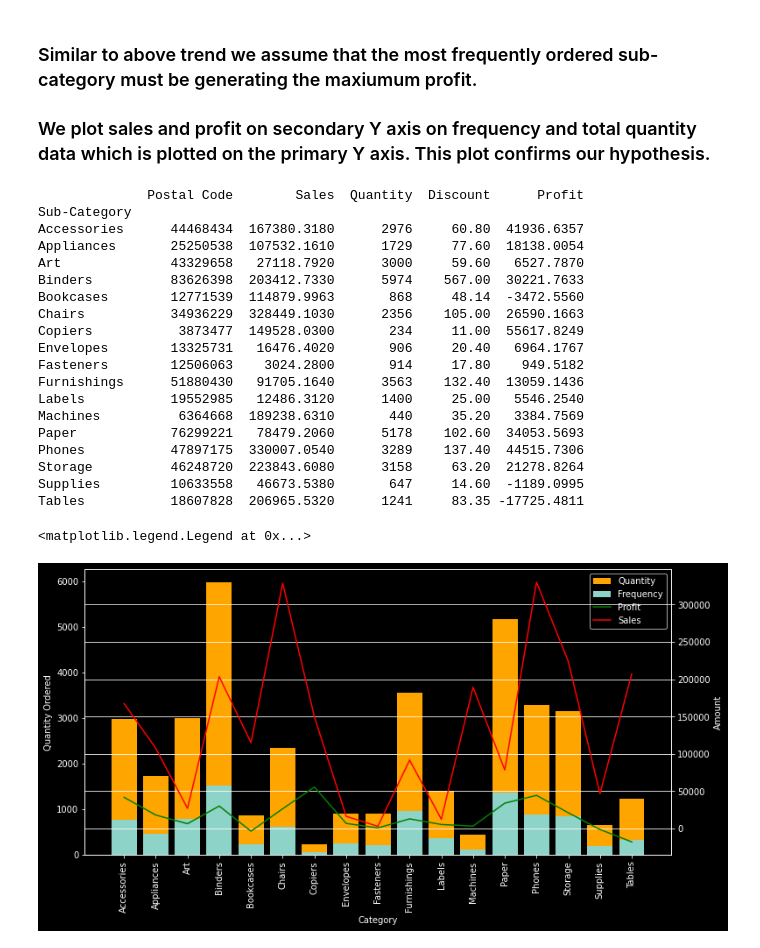
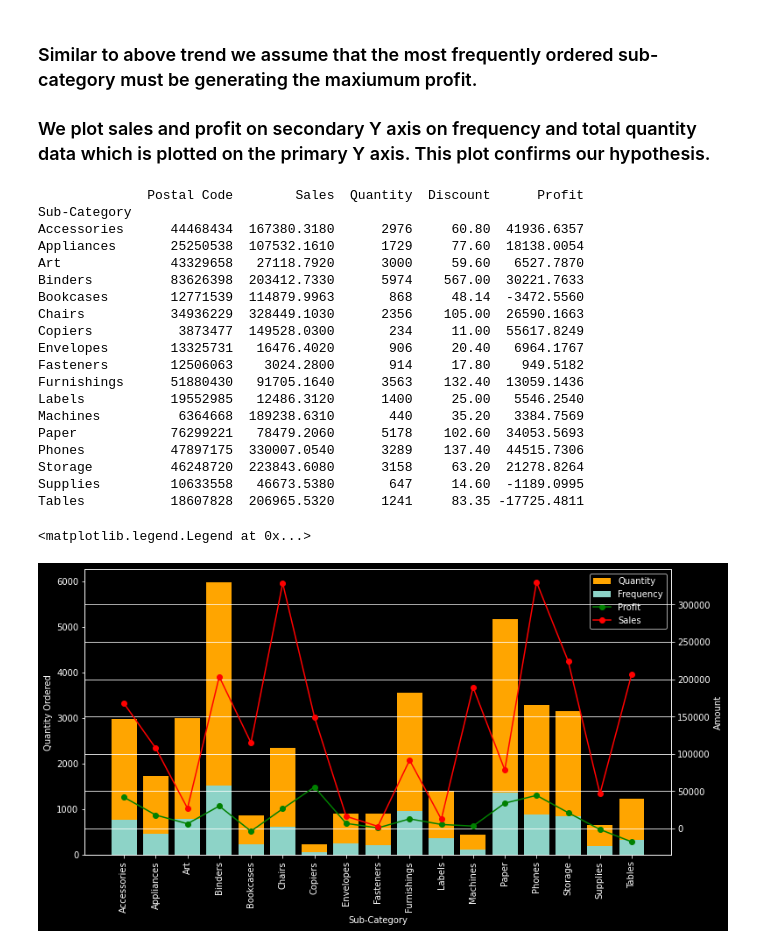
Before and after one commit to MrCipher691/GRIP-Sparks-Foundation, a Jupyter notebook: EDA-Store.ipynb, the cells around one changed output. Cells and saved outputs as stored; diff of their text form; code cells hidden in the pictures.

```diff
--- a/EDA-Store.ipynb
+++ b/EDA-Store.ipynb
@@ -414,44 +439,44 @@ ax2 = ax1.twinx()
 
 ax1.bar(sub_category, sub_category_sum['Quantity'], color='orange', label='Quantity')
 ax1.bar(sub_category, sub_category_count['Quantity'], label='Frequency')
-ax2.plot(sub_category, sub_category_sum['Profit'], color='green', label='Profit')
-ax2.plot(sub_category, sub_category_sum['Sales'], color='red', label='Sales')
+ax2.plot(sub_category, sub_category_sum['Profit'],marker='o', color='green', label='Profit')
+ax2.plot(sub_category, sub_category_sum['Sales'],marker='o', color='red', label='Sales')
 
-ax1.set_xlabel('Category')
+ax1.set_xlabel('Sub-Category')
 ax1.set_ylabel('Quantity Ordered')
 ax2.set_ylabel('Amount')
 ax1.set_xticklabels(sub_category, rotation=90)
 ax2.grid()
 
 lines_1, labels_1 = ax1.get_legend_handles_labels()
 lines_2, labels_2 = ax2.get_legend_handles_labels()
 
 lines = lines_1 + lines_2
 labels = labels_1 + labels_2
 
 ax1.legend(lines, labels, loc=0)
 # %% [output]
               Postal Code        Sales  Quantity  Discount      Profit
 Sub-Category
 Accessories      44468434  167380.3180      2976     60.80  41936.6357
 Appliances       25250538  107532.1610      1729     77.60  18138.0054
 Art              43329658   27118.7920      3000     59.60   6527.7870
 Binders          83626398  203412.7330      5974    567.00  30221.7633
 Bookcases        12771539  114879.9963       868     48.14  -3472.5560
 Chairs           34936229  328449.1030      2356    105.00  26590.1663
 Copiers           3873477  149528.0300       234     11.00  55617.8249
 Envelopes        13325731   16476.4020       906     20.40   6964.1767
 Fasteners        12506063    3024.2800       914     17.80    949.5182
 Furnishings      51880430   91705.1640      3563    132.40  13059.1436
 Labels           19552985   12486.3120      1400     25.00   5546.2540
 Machines          6364668  189238.6310       440     35.20   3384.7569
 Paper            76299221   78479.2060      5178    102.60  34053.5693
 Phones           47897175  330007.0540      3289    137.40  44515.7306
 Storage          46248720  223843.6080      3158     63.20  21278.8264
 Supplies         10633558   46673.5380       647     14.60  -1189.0995
 Tables           18607828  206965.5320      1241     83.35 -17725.4811
 <matplotlib.legend.Legend at 0x...>
-[figure, old version]
+[figure, new version]
 # %% [markdown]
 ### From this plot it can be seen that sub-categories like bookcases, supplies and especially tables are responsible for losses.
 
```
Also changed, not shown: parts of 22 cells of this notebook.
